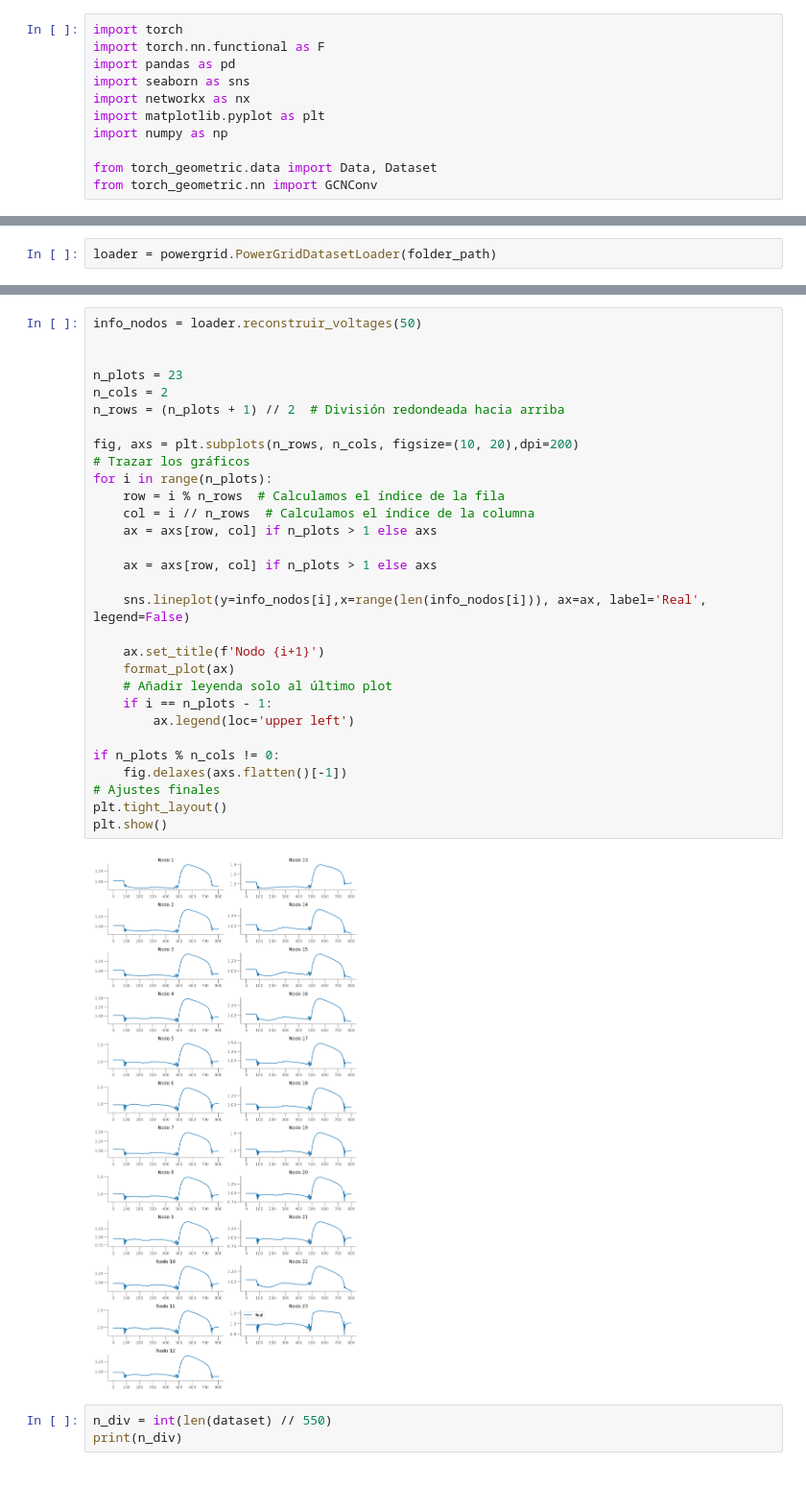
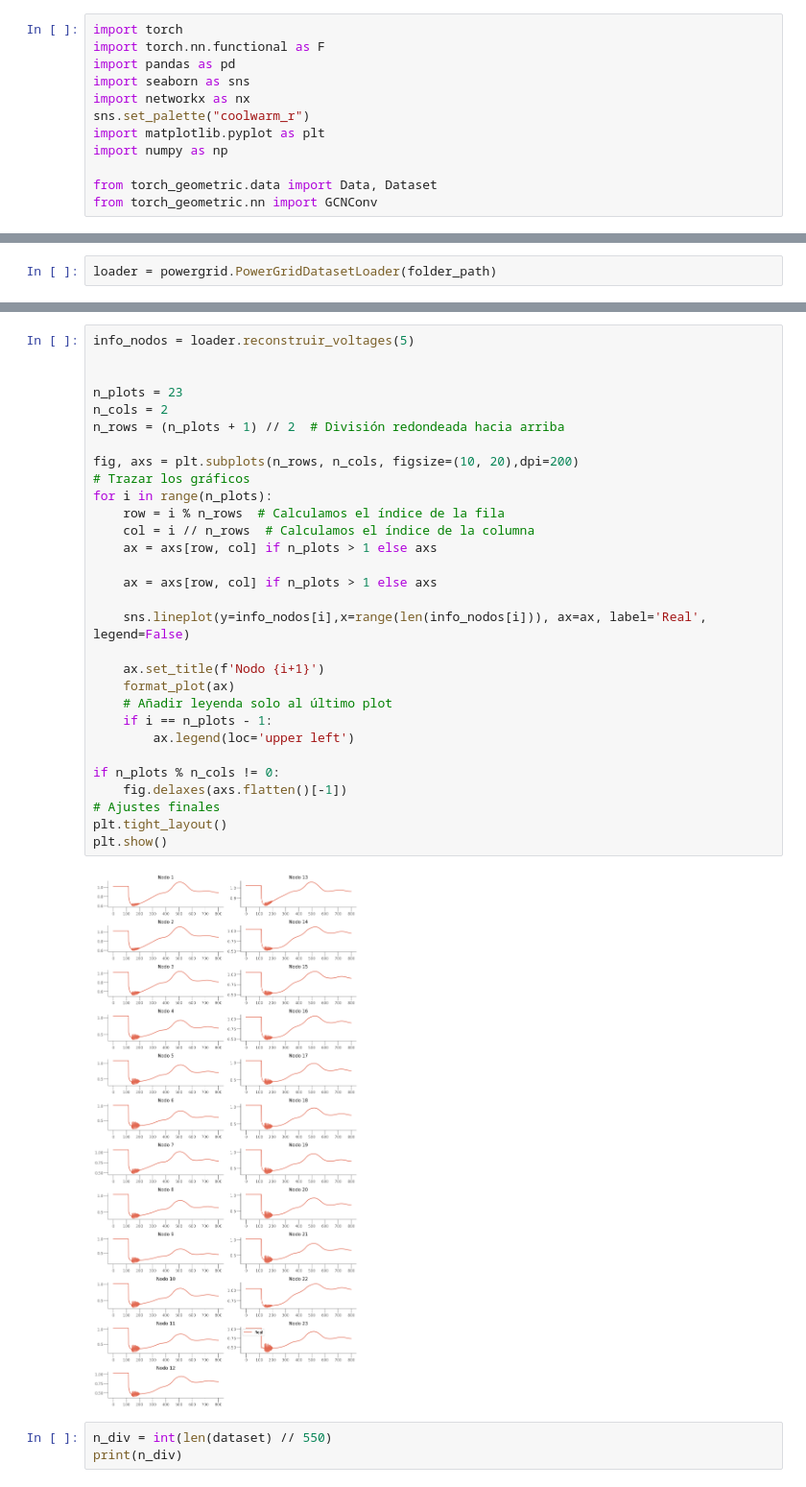
Before and after one commit to maaguado/GNNs_PowerGraph, a Jupyter notebook: TFM/code_dataset2/preprocesamiento.ipynb, the cells around one changed output, grey strips where cells are left out. Shown at 96% size. Saved outputs shown, nothing was run; the diff lists cells and outputs as text.

```diff
--- a/TFM/code_dataset2/preprocesamiento.ipynb
+++ b/TFM/code_dataset2/preprocesamiento.ipynb
@@ -10,6 +10,7 @@ import torch.nn.functional as F
 import pandas as pd
 import seaborn as sns
 import networkx as nx
+sns.set_palette("coolwarm_r")
 import matplotlib.pyplot as plt
 import numpy as np
 
@@ -40,37 +56,37 @@ dataset = loader.get_dataset( target= 100, intro=300, step=100, limit=300)
 Number of situations:  550
 Number of timestamps:  800
 # %%
-info_nodos = loader.reconstruir_voltages(50)
+info_nodos = loader.reconstruir_voltages(5)
 
 
 n_plots = 23
 n_cols = 2
 n_rows = (n_plots + 1) // 2  # División redondeada hacia arriba
 
 fig, axs = plt.subplots(n_rows, n_cols, figsize=(10, 20),dpi=200)
 # Trazar los gráficos
 for i in range(n_plots):
     row = i % n_rows  # Calculamos el índice de la fila
     col = i // n_rows  # Calculamos el índice de la columna
     ax = axs[row, col] if n_plots > 1 else axs
 
     ax = axs[row, col] if n_plots > 1 else axs
 
     sns.lineplot(y=info_nodos[i],x=range(len(info_nodos[i])), ax=ax, label='Real', legend=False)
 
     ax.set_title(f'Nodo {i+1}')
     format_plot(ax)
     # Añadir leyenda solo al último plot
     if i == n_plots - 1:
         ax.legend(loc='upper left')
 
 if n_plots % n_cols != 0:
     fig.delaxes(axs.flatten()[-1])
 # Ajustes finales
 plt.tight_layout()
 plt.show()
 # %% [output]
-[figure, old version]
+[figure, new version]
 # %%
 n_div = int(len(dataset) // 550)
 print(n_div)
```
Also changed, not shown: parts of 21 cells of this notebook, 4 other files.
